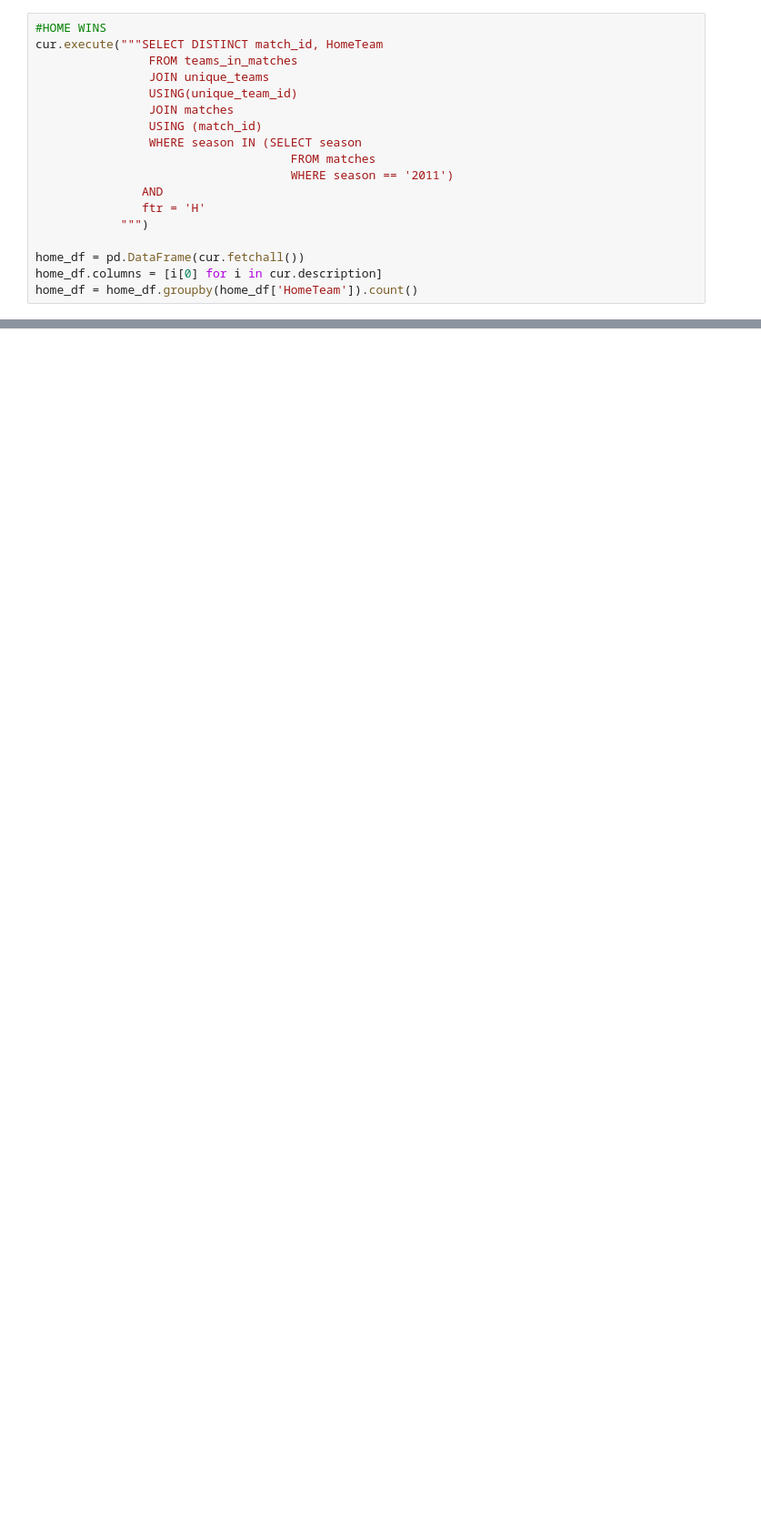
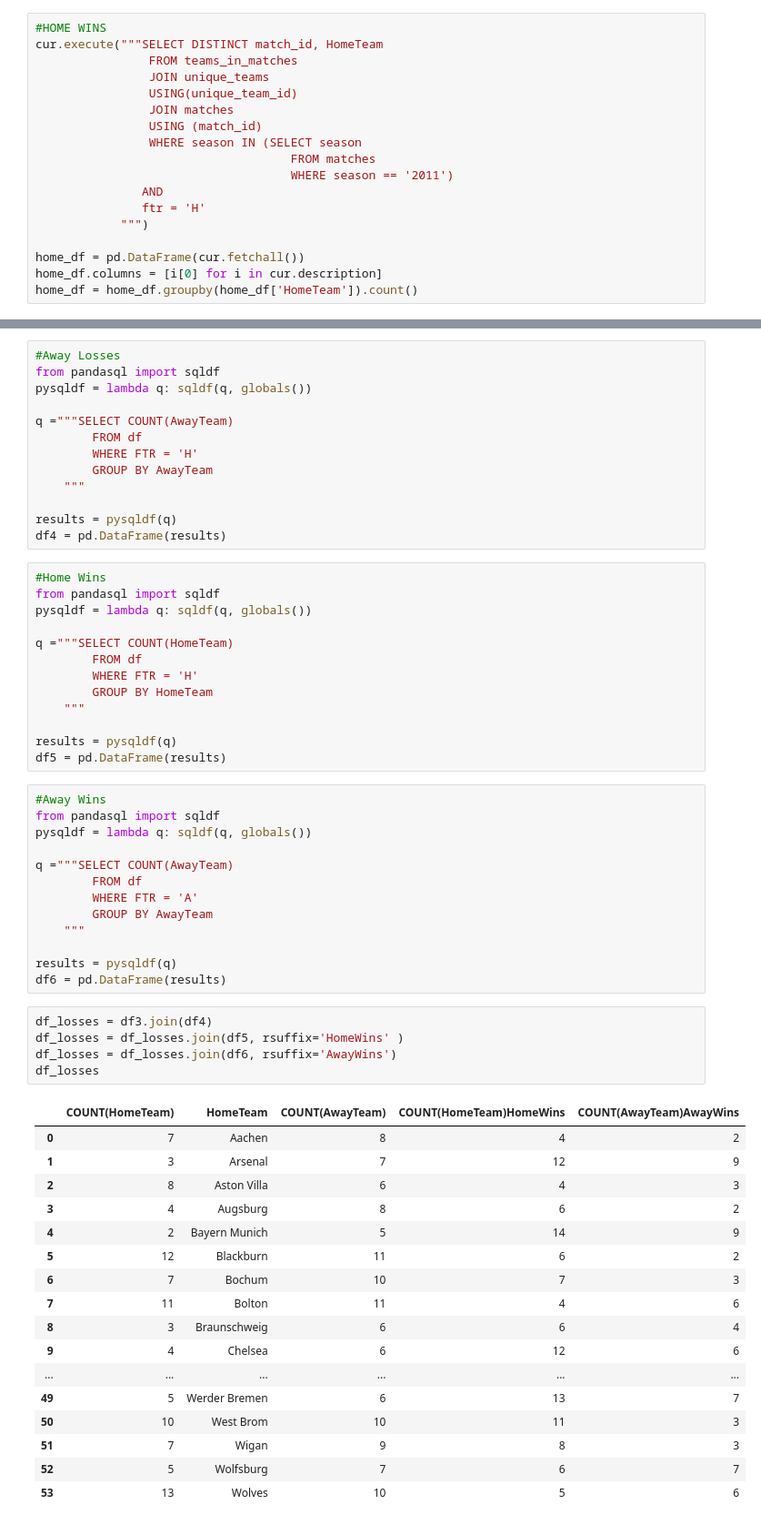
Before and after one commit to zarialevi/london-ds-100719-M2-project-template, a Jupyter notebook: project-zars.ipynb, the cells around one changed output, grey strips where cells are left out. Shown: that part at 91% size. Drawn from its saved outputs; the diff is of its cells as text; blank space fills up the shorter version.

```diff
--- a/project-zars.ipynb
+++ b/project-zars.ipynb
@@ -112,0 +136,62 @@ home_df = home_df.groupby(home_df['HomeTeam']).count()
+# %%
+#Away Losses
+from pandasql import sqldf
+pysqldf = lambda q: sqldf(q, globals())
+
+q ="""SELECT COUNT(AwayTeam)
+        FROM df
+        WHERE FTR = 'H'
+        GROUP BY AwayTeam
+    """
+
+results = pysqldf(q)
+df4 = pd.DataFrame(results)
+# %%
+#Home Wins
+from pandasql import sqldf
+pysqldf = lambda q: sqldf(q, globals())
+
+q ="""SELECT COUNT(HomeTeam)
+        FROM df
+        WHERE FTR = 'H'
+        GROUP BY HomeTeam
+    """
+
+results = pysqldf(q)
+df5 = pd.DataFrame(results)
+# %%
+#Away Wins
+from pandasql import sqldf
+pysqldf = lambda q: sqldf(q, globals())
+
+q ="""SELECT COUNT(AwayTeam)
+        FROM df
+        WHERE FTR = 'A'
+        GROUP BY AwayTeam
+    """
+
+results = pysqldf(q)
+df6 = pd.DataFrame(results)
+# %%
+df_losses = df3.join(df4)
+df_losses = df_losses.join(df5, rsuffix='HomeWins' )
+df_losses = df_losses.join(df6, rsuffix='AwayWins')
+df_losses
+# %% [output]
+|  | COUNT(HomeTeam) | HomeTeam | COUNT(AwayTeam) | COUNT(HomeTeam)HomeWins | COUNT(AwayTeam)AwayWins |
+| 0 | 7 | Aachen | 8 | 4 | 2 |
+| 1 | 3 | Arsenal | 7 | 12 | 9 |
+| 2 | 8 | Aston Villa | 6 | 4 | 3 |
+| 3 | 4 | Augsburg | 8 | 6 | 2 |
+| 4 | 2 | Bayern Munich | 5 | 14 | 9 |
+| 5 | 12 | Blackburn | 11 | 6 | 2 |
+| 6 | 7 | Bochum | 10 | 7 | 3 |
+| 7 | 11 | Bolton | 11 | 4 | 6 |
+| 8 | 3 | Braunschweig | 6 | 6 | 4 |
+| 9 | 4 | Chelsea | 6 | 12 | 6 |
+| ... | ... | ... | ... | ... | ... |
+| 49 | 5 | Werder Bremen | 6 | 13 | 7 |
+| 50 | 10 | West Brom | 10 | 11 | 3 |
+| 51 | 7 | Wigan | 9 | 8 | 3 |
+| 52 | 5 | Wolfsburg | 7 | 6 | 7 |
+| 53 | 13 | Wolves | 10 | 5 | 6 |
```
Also changed, not shown: parts of 23 cells of this notebook, 6 other files.
